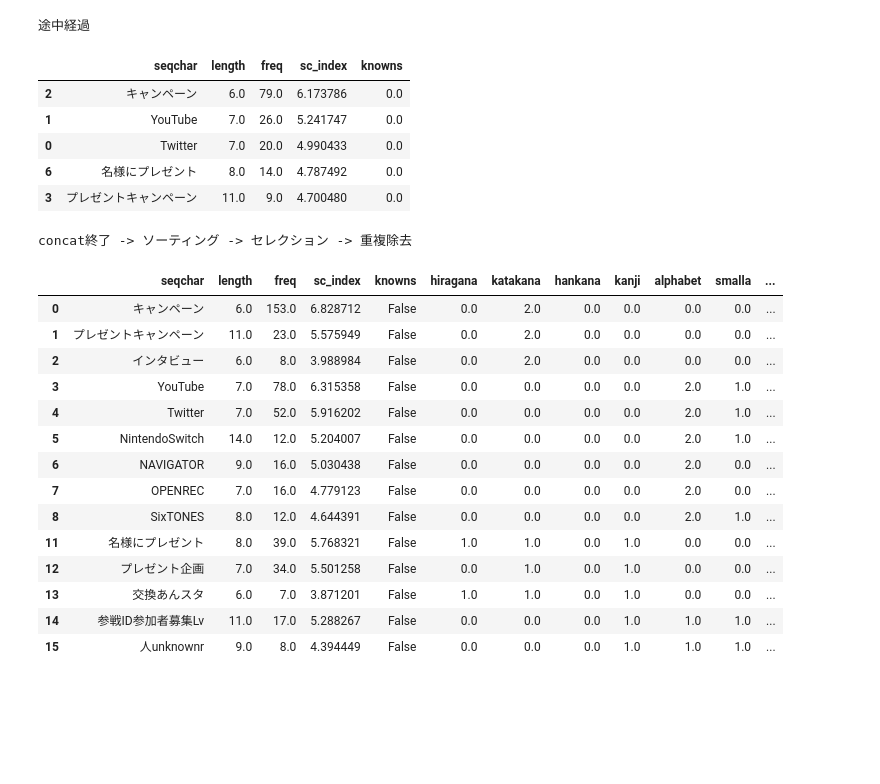
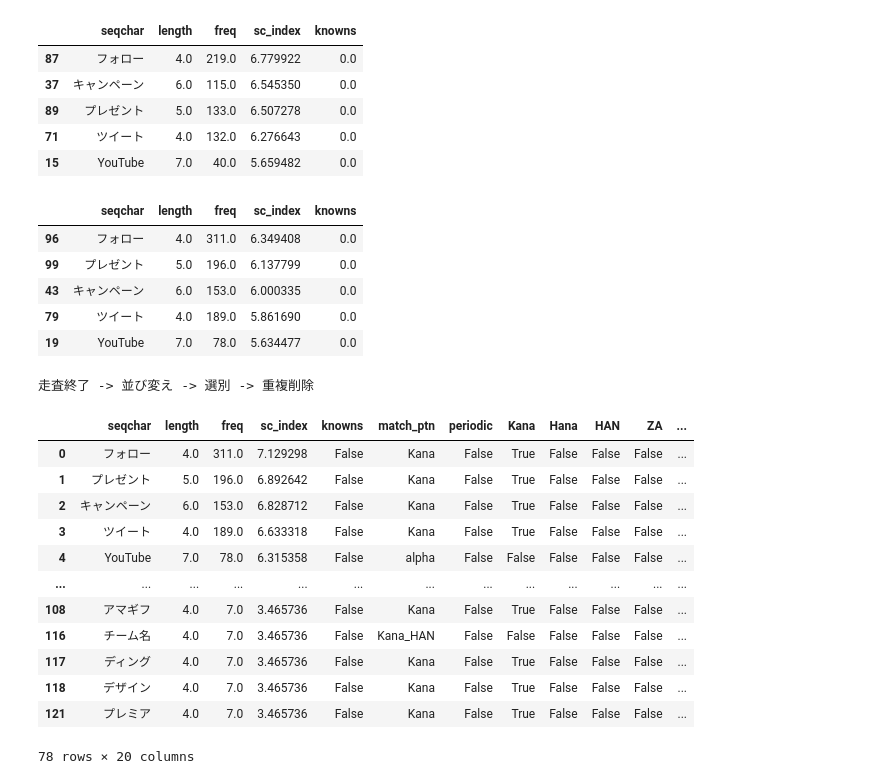
Before and after one commit to tshim1zu/phrase-project, a Jupyter notebook: jphrase/example.ipynb, the cells around one changed output. Saved outputs shown, nothing was run; the diff lists cells and outputs as text; code cells hidden in the pictures; blank space fills up the shorter version.

```diff
--- a/jphrase/example.ipynb
+++ b/jphrase/example.ipynb
@@ -1,33 +1,39 @@
 # %%
 import pandas as pd
 import os
-from jphrase import extracter
+#from jphrase import extracter#pipインストール後
+import extracter#デバッグ時
 
 path = os.path.dirname(os.path.abspath("__file__"))
 df_texts = pd.read_table(path + "/text.tsv", header=None, lineterminator='\n', names=["sentence"])
-jpex = extracter()
-jpex.get_dfphrase(df_texts)
+jpex = extracter.extracter()
+
+df_res = jpex.get_dfphrase(df_texts)
+display(df_res)
 # %% [output]
+|  | seqchar | length | freq | sc_index | knowns |
+| 87 | フォロー | 4.0 | 219.0 | 6.779922 | 0.0 |
+| 37 | キャンペーン | 6.0 | 115.0 | 6.545350 | 0.0 |
+| 89 | プレゼント | 5.0 | 133.0 | 6.507278 | 0.0 |
+| 71 | ツイート | 4.0 | 132.0 | 6.276643 | 0.0 |
+| 15 | YouTube | 7.0 | 40.0 | 5.659482 | 0.0 |
+|  | seqchar | length | freq | sc_index | knowns |
+| 96 | フォロー | 4.0 | 311.0 | 6.349408 | 0.0 |
+| 99 | プレゼント | 5.0 | 196.0 | 6.137799 | 0.0 |
+| 43 | キャンペーン | 6.0 | 153.0 | 6.000335 | 0.0 |
+| 79 | ツイート | 4.0 | 189.0 | 5.861690 | 0.0 |
+| 19 | YouTube | 7.0 | 78.0 | 5.634477 | 0.0 |
-途中経過
+走査終了 -> 並び変え -> 選別 -> 重複削除
-|  | seqchar | length | freq | sc_index | knowns |
-| 2 | キャンペーン | 6.0 | 79.0 | 6.173786 | 0.0 |
-| 1 | YouTube | 7.0 | 26.0 | 5.241747 | 0.0 |
-| 0 | Twitter | 7.0 | 20.0 | 4.990433 | 0.0 |
-| 6 | 名様にプレゼント | 8.0 | 14.0 | 4.787492 | 0.0 |
-| 3 | プレゼントキャンペーン | 11.0 | 9.0 | 4.700480 | 0.0 |
+|  | seqchar | length | freq | sc_index | knowns | match_ptn | periodic | Kana | Hana | HAN | ZA | ... |
+| 0 | フォロー | 4.0 | 311.0 | 7.129298 | False | Kana | False | True | False | False | False | ... |
+| 1 | プレゼント | 5.0 | 196.0 | 6.892642 | False | Kana | False | True | False | False | False | ... |
+| 2 | キャンペーン | 6.0 | 153.0 | 6.828712 | False | Kana | False | True | False | False | False | ... |
+| 3 | ツイート | 4.0 | 189.0 | 6.633318 | False | Kana | False | True | False | False | False | ... |
+| 4 | YouTube | 7.0 | 78.0 | 6.315358 | False | alpha | False | False | False | False | False | ... |
+| ... | ... | ... | ... | ... | ... | ... | ... | ... | ... | ... | ... | ... |
+| 108 | アマギフ | 4.0 | 7.0 | 3.465736 | False | Kana | False | True | False | False | False | ... |
+| 116 | チーム名 | 4.0 | 7.0 | 3.465736 | False | Kana_HAN | False | False | False | False | False | ... |
+| 117 | ディング | 4.0 | 7.0 | 3.465736 | False | Kana | False | True | False | False | False | ... |
+| 118 | デザイン | 4.0 | 7.0 | 3.465736 | False | Kana | False | True | False | False | False | ... |
+| 121 | プレミア | 4.0 | 7.0 | 3.465736 | False | Kana | False | True | False | False | False | ... |
-concat終了 -> ソーティング -> セレクション -> 重複除去
+78 rows × 20 columns
-|  | seqchar | length | freq | sc_index | knowns | hiragana | katakana | hankana | kanji | alphabet | smalla | ... |
-| 0 | キャンペーン | 6.0 | 153.0 | 6.828712 | False | 0.0 | 2.0 | 0.0 | 0.0 | 0.0 | 0.0 | ... |
-| 1 | プレゼントキャンペーン | 11.0 | 23.0 | 5.575949 | False | 0.0 | 2.0 | 0.0 | 0.0 | 0.0 | 0.0 | ... |
-| 2 | インタビュー | 6.0 | 8.0 | 3.988984 | False | 0.0 | 2.0 | 0.0 | 0.0 | 0.0 | 0.0 | ... |
-| 3 | YouTube | 7.0 | 78.0 | 6.315358 | False | 0.0 | 0.0 | 0.0 | 0.0 | 2.0 | 1.0 | ... |
-| 4 | Twitter | 7.0 | 52.0 | 5.916202 | False | 0.0 | 0.0 | 0.0 | 0.0 | 2.0 | 1.0 | ... |
-| 5 | NintendoSwitch | 14.0 | 12.0 | 5.204007 | False | 0.0 | 0.0 | 0.0 | 0.0 | 2.0 | 1.0 | ... |
-| 6 | NAVIGATOR | 9.0 | 16.0 | 5.030438 | False | 0.0 | 0.0 | 0.0 | 0.0 | 2.0 | 0.0 | ... |
-| 7 | OPENREC | 7.0 | 16.0 | 4.779123 | False | 0.0 | 0.0 | 0.0 | 0.0 | 2.0 | 0.0 | ... |
-| 8 | SixTONES | 8.0 | 12.0 | 4.644391 | False | 0.0 | 0.0 | 0.0 | 0.0 | 2.0 | 1.0 | ... |
-| 11 | 名様にプレゼント | 8.0 | 39.0 | 5.768321 | False | 1.0 | 1.0 | 0.0 | 1.0 | 0.0 | 0.0 | ... |
-| 12 | プレゼント企画 | 7.0 | 34.0 | 5.501258 | False | 0.0 | 1.0 | 0.0 | 1.0 | 0.0 | 0.0 | ... |
-| 13 | 交換あんスタ | 6.0 | 7.0 | 3.871201 | False | 1.0 | 1.0 | 0.0 | 1.0 | 0.0 | 0.0 | ... |
-| 14 | 参戦ID参加者募集Lv | 11.0 | 17.0 | 5.288267 | False | 0.0 | 0.0 | 0.0 | 1.0 | 1.0 | 1.0 | ... |
-| 15 | 人unknownr | 9.0 | 8.0 | 4.394449 | False | 0.0 | 0.0 | 0.0 | 1.0 | 1.0 | 1.0 | ... |
```
Also changed, not shown: parts of 2 cells of this notebook, 3 other files.
